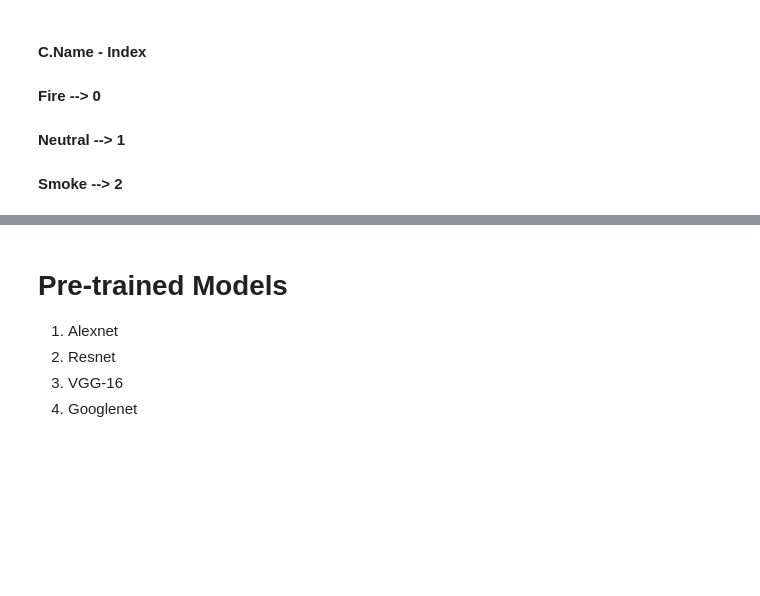
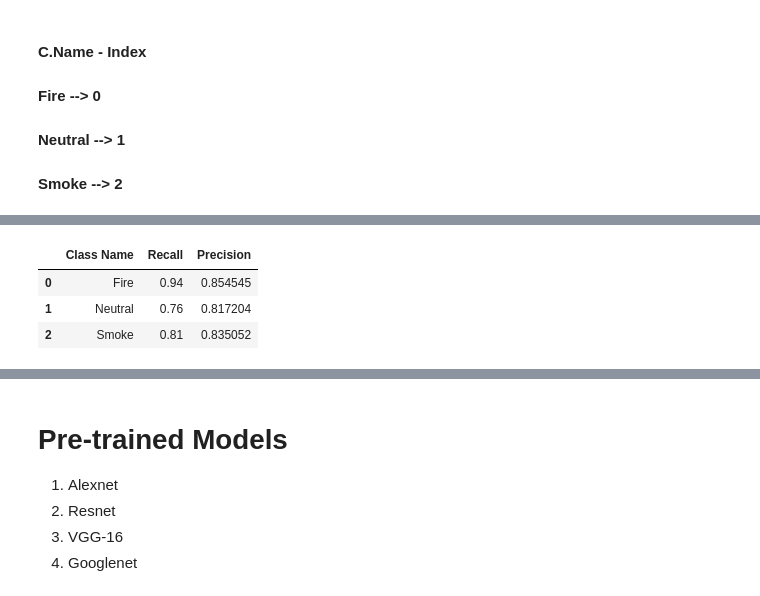
Before and after one commit to rifatislamomio/Neural-Net_Flame-Smoke-Detection, a Jupyter notebook: cse465-flame-smoke-detection.ipynb, the cells around one changed output, grey strips where cells are left out. Drawn from its saved outputs; the diff is of its cells as text; code cells hidden in the pictures; blank space fills up the shorter version.

```diff
--- a/cse465-flame-smoke-detection.ipynb
+++ b/cse465-flame-smoke-detection.ipynb
@@ -337,3 +417,19 @@ plot_confusion_matrix(cm,normalize=False,target_names = class_names, title= "Con
+# %%
+recall = np.diag(cm) / np.sum(cm, axis = 1)
+precision = np.diag(cm) / np.sum(cm, axis = 0)
+# print(f"Recall (CNN): {recall}")
+# print(f"Precision (CNN): {precision}")
+evalDict = {}
+evalDict['Class Name'] = class_names
+evalDict['Recall'] = recall
+evalDict['Precision'] = precision
+evalDf = pd.DataFrame(evalDict)
+evalDf
+# %% [output]
+|  | Class Name | Recall | Precision |
+| 0 | Fire | 0.94 | 0.854545 |
+| 1 | Neutral | 0.76 | 0.817204 |
+| 2 | Smoke | 0.81 | 0.835052 |
 # %%
 #Testing a single image
 img_index = 50
```
Also changed, not shown: parts of 40 cells of this notebook.
